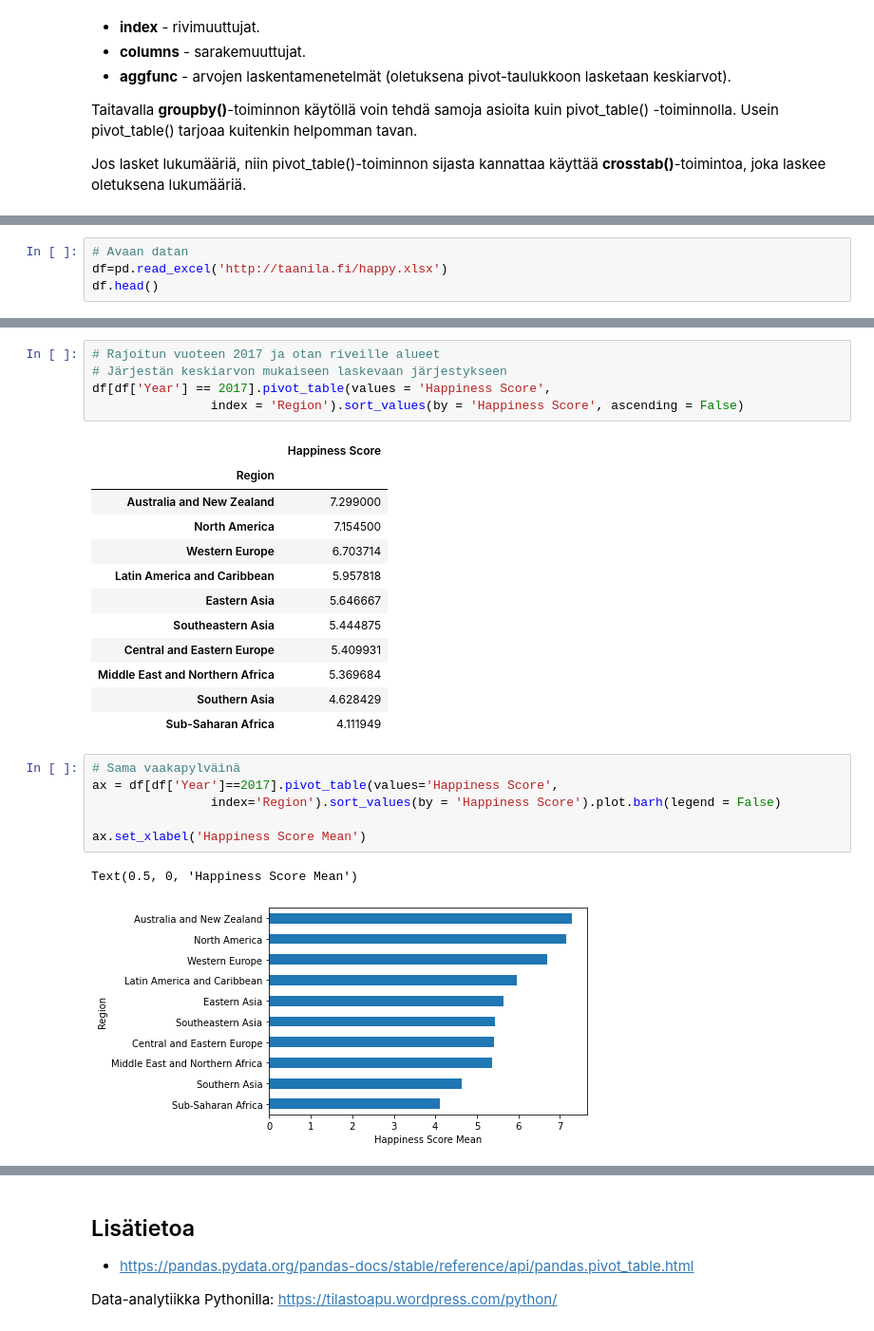
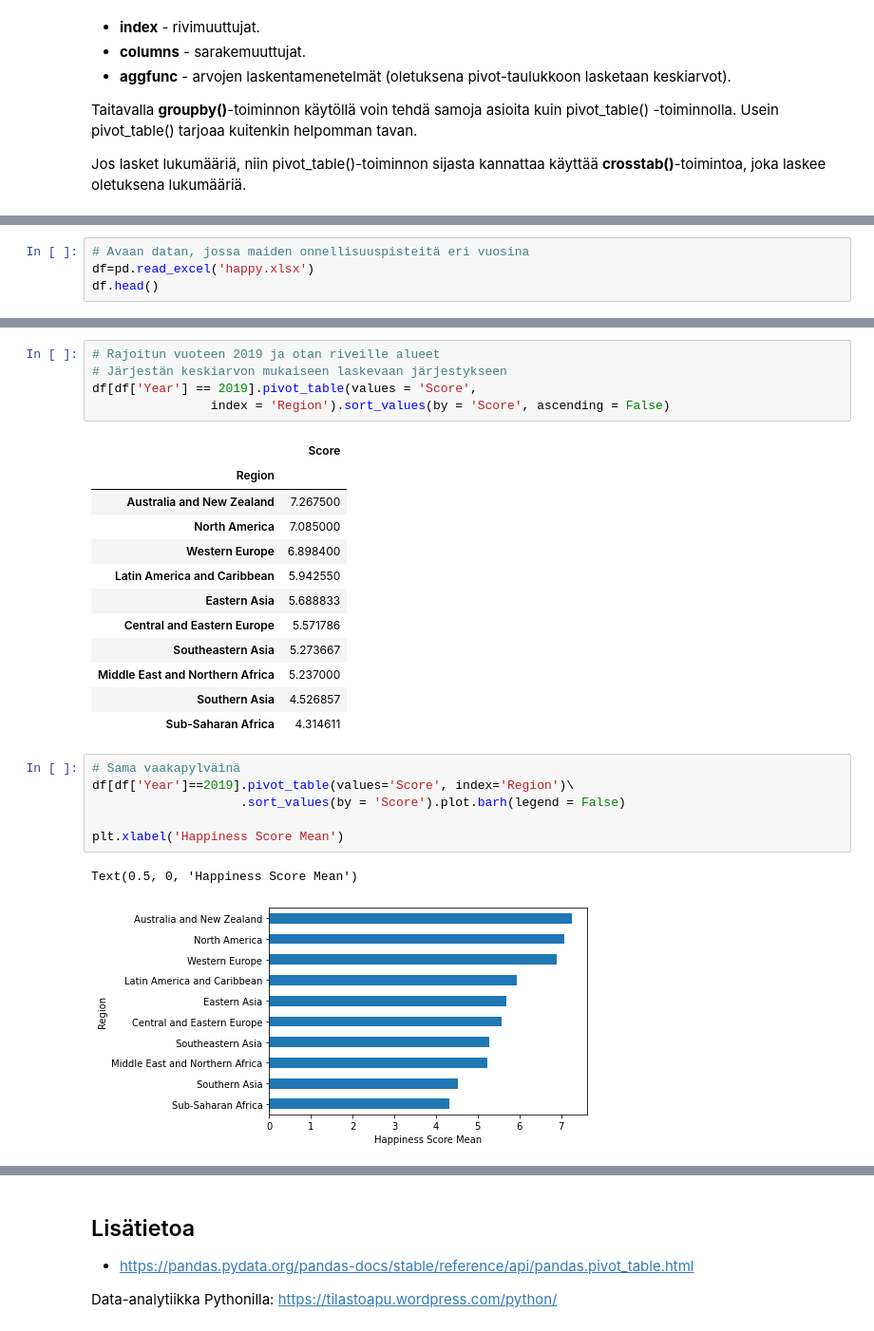
Before and after one commit to taanila/selittava, a Jupyter notebook: pivot.ipynb, the cells around one changed output, grey strips where cells are left out. Shown at 95% size. Cells and saved outputs as stored; diff of their text form.

Commit message:
Pivot-taulukot Pythonilla

```diff
--- a/pivot.ipynb
+++ b/pivot.ipynb
@@ -25,5 +23,5 @@ import matplotlib.pyplot as plt
 # %%
-# Avaan datan
-df=pd.read_excel('http://taanila.fi/happy.xlsx')
+# Avaan datan, jossa maiden onnellisuuspisteitä eri vuosina
+df=pd.read_excel('happy.xlsx')
 df.head()
 # %% [output]
@@ -45,29 +45,29 @@ df.pivot_table(values = 'Happiness Score', index = 'Year')
 # %%
-# Rajoitun vuoteen 2017 ja otan riveille alueet
+# Rajoitun vuoteen 2019 ja otan riveille alueet
 # Järjestän keskiarvon mukaiseen laskevaan järjestykseen
-df[df['Year'] == 2017].pivot_table(values = 'Happiness Score',
-                index = 'Region').sort_values(by = 'Happiness Score', ascending = False)
+df[df['Year'] == 2019].pivot_table(values = 'Score',
+                index = 'Region').sort_values(by = 'Score', ascending = False)
 # %% [output]
-|  | Happiness Score |
+|  | Score |
 | Region |  |
-| Australia and New Zealand | 7.299000 |
-| North America | 7.154500 |
-| Western Europe | 6.703714 |
-| Latin America and Caribbean | 5.957818 |
-| Eastern Asia | 5.646667 |
-| Southeastern Asia | 5.444875 |
-| Central and Eastern Europe | 5.409931 |
-| Middle East and Northern Africa | 5.369684 |
-| Southern Asia | 4.628429 |
-| Sub-Saharan Africa | 4.111949 |
+| Australia and New Zealand | 7.267500 |
+| North America | 7.085000 |
+| Western Europe | 6.898400 |
+| Latin America and Caribbean | 5.942550 |
+| Eastern Asia | 5.688833 |
+| Central and Eastern Europe | 5.571786 |
+| Southeastern Asia | 5.273667 |
+| Middle East and Northern Africa | 5.237000 |
+| Southern Asia | 4.526857 |
+| Sub-Saharan Africa | 4.314611 |
 # %%
 # Sama vaakapylväinä
-ax = df[df['Year']==2017].pivot_table(values='Happiness Score',
-                index='Region').sort_values(by = 'Happiness Score').plot.barh(legend = False)
+df[df['Year']==2019].pivot_table(values='Score', index='Region')\
+                    .sort_values(by = 'Score').plot.barh(legend = False)
 
-ax.set_xlabel('Happiness Score Mean')
+plt.xlabel('Happiness Score Mean')
 # %% [output]
 Text(0.5, 0, 'Happiness Score Mean')
-[figure, old version]
+[figure, new version]
 # %%
 # Riveille voin ottaa useampiakin muuttujia
```
Also changed, not shown: parts of 8 cells of this notebook.
